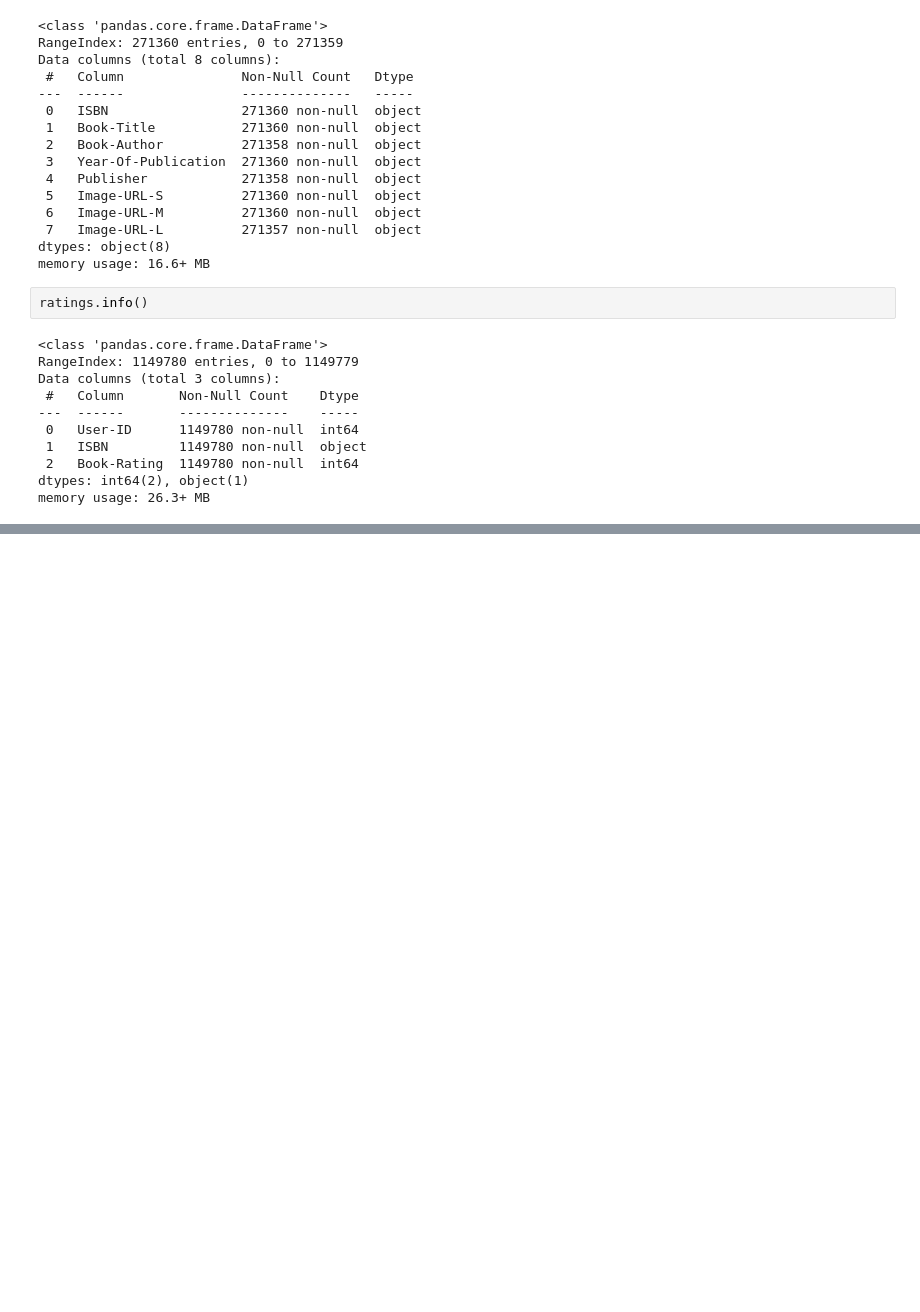
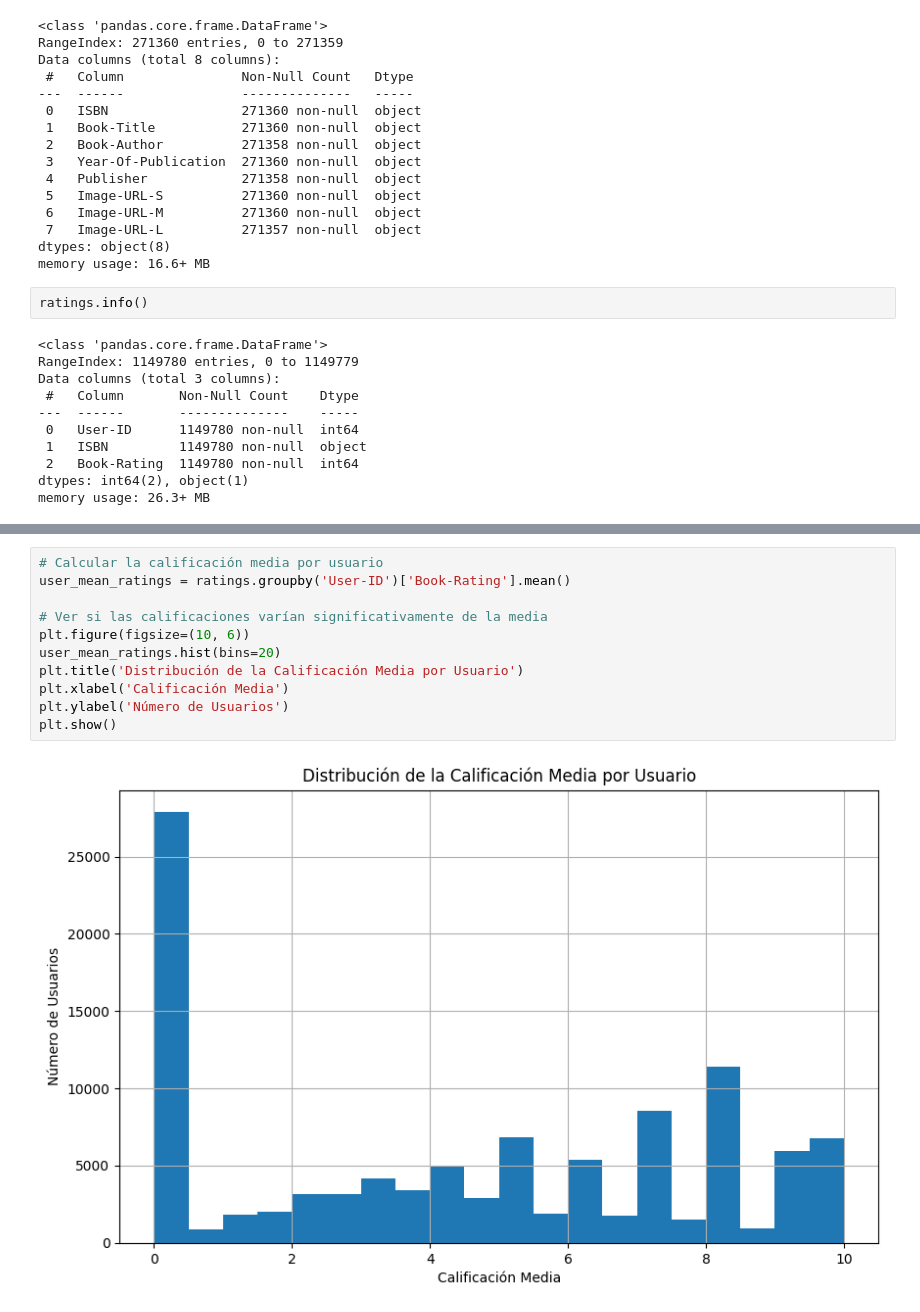
Before and after one commit to GitElean/DL_6_7, a Jupyter notebook: recommendation.ipynb, the cells around one changed output, grey strips where cells are left out. Saved outputs shown, nothing was run; the diff lists cells and outputs as text; blank space fills up the shorter version.

```diff
--- a/recommendation.ipynb
+++ b/recommendation.ipynb
@@ -86,0 +158,13 @@ memory usage: 26.3+ MB
+# %%
+# Calcular la calificación media por usuario
+user_mean_ratings = ratings.groupby('User-ID')['Book-Rating'].mean()
+
+# Ver si las calificaciones varían significativamente de la media
+plt.figure(figsize=(10, 6))
+user_mean_ratings.hist(bins=20)
+plt.title('Distribución de la Calificación Media por Usuario')
+plt.xlabel('Calificación Media')
+plt.ylabel('Número de Usuarios')
+plt.show()
+# %% [output]
+[figure, added]
```
Also changed, not shown: parts of 18 cells of this notebook.
